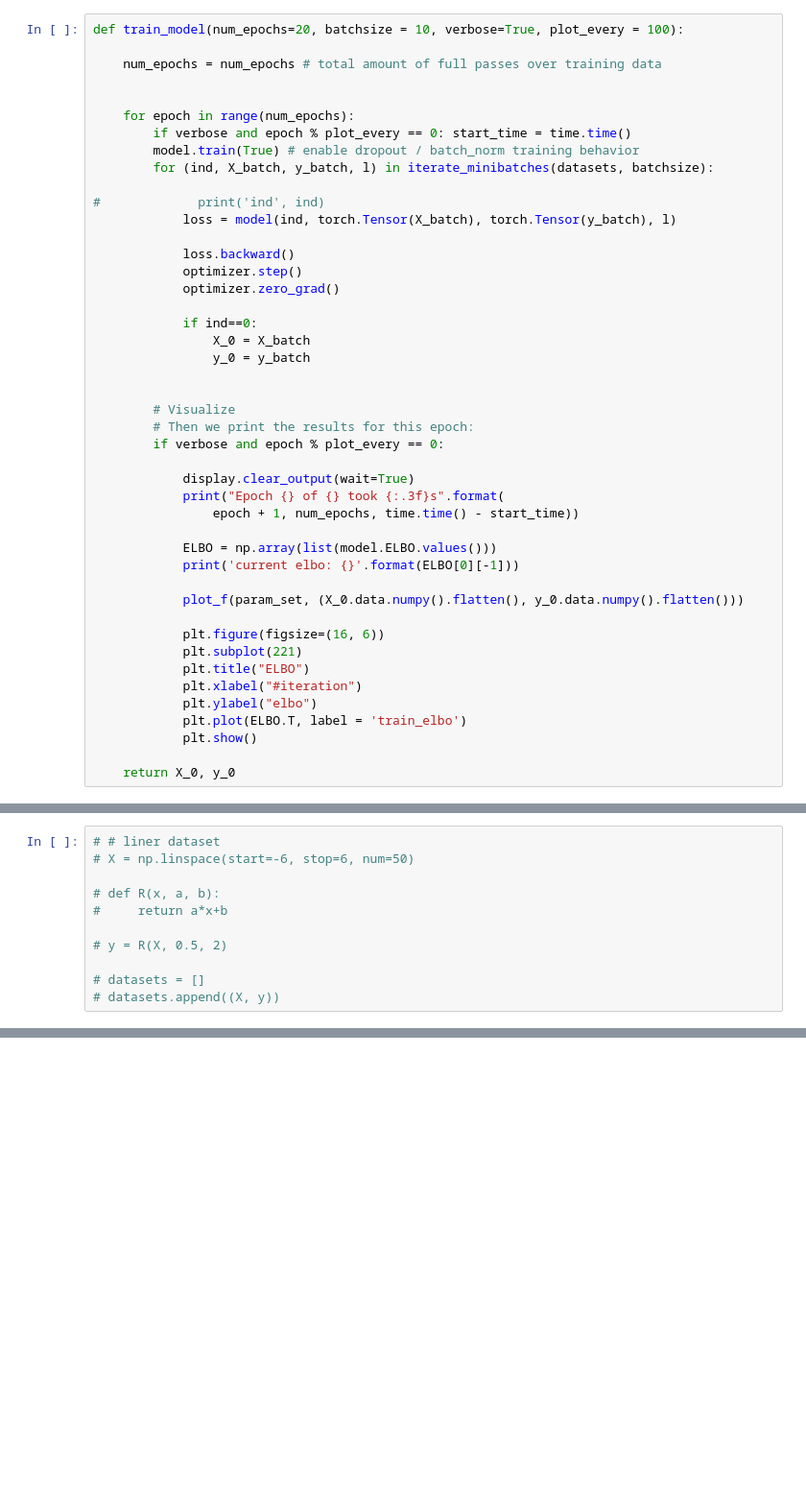
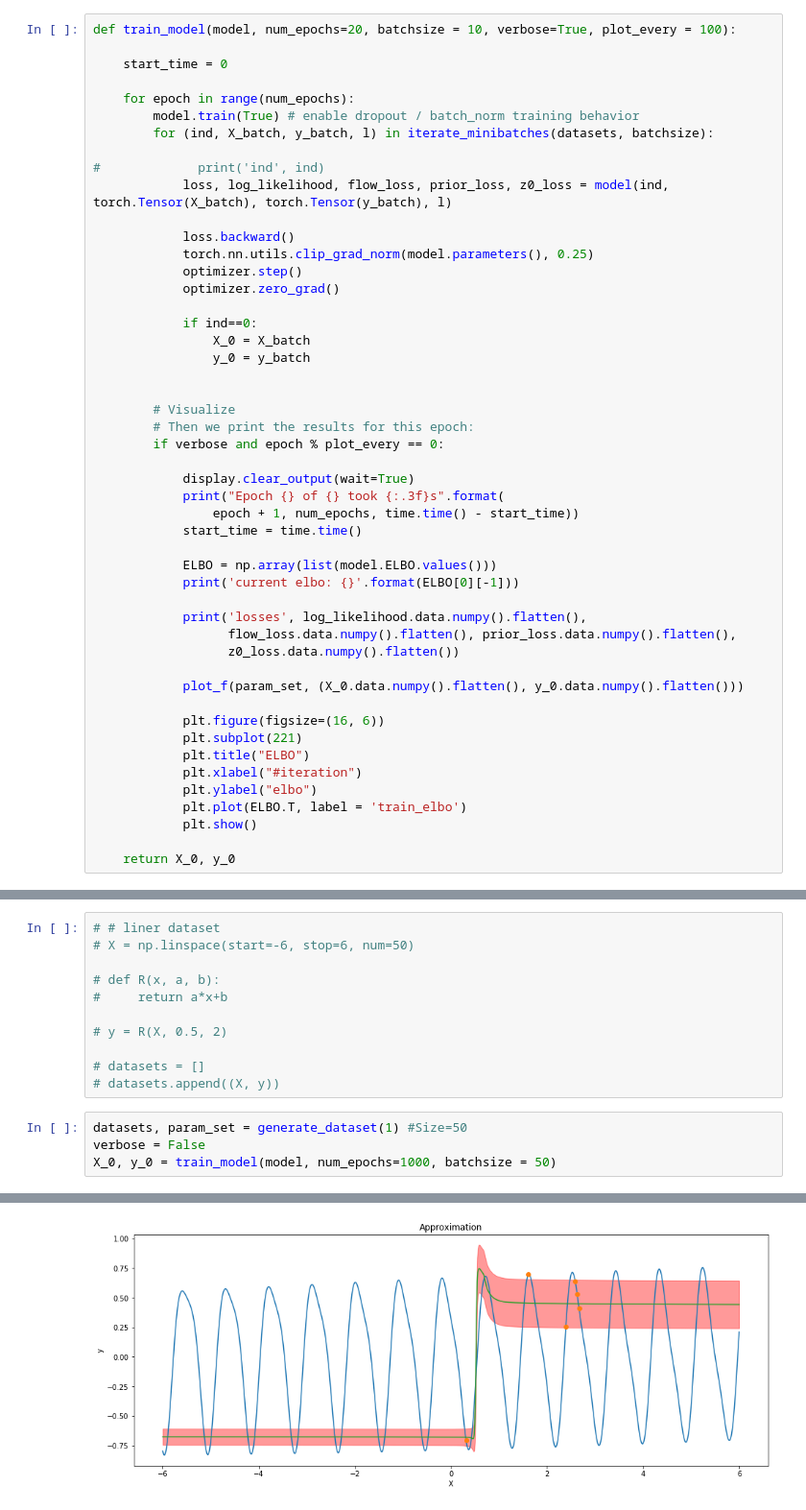
Before and after one commit to egornuzhin/bml_deep_prior, a Jupyter notebook: deep_prior.ipynb, the cells around one changed output, grey strips where cells are left out. Shown: that part at 96% size. Drawn from its saved outputs; the diff is of its cells as text; blank space fills up the shorter version.

```diff
--- a/deep_prior.ipynb
+++ b/deep_prior.ipynb
@@ -252,20 +253,19 @@ class DeepPrior(nn.Module):
 # %% [markdown]
 # Training
 # %%
-def train_model(num_epochs=20, batchsize = 10, verbose=True, plot_every = 100):
+def train_model(model, num_epochs=20, batchsize = 10, verbose=True, plot_every = 100):
 
-    num_epochs = num_epochs # total amount of full passes over training data
-
+    start_time = 0
 
     for epoch in range(num_epochs):
-        if verbose and epoch % plot_every == 0: start_time = time.time()
         model.train(True) # enable dropout / batch_norm training behavior
         for (ind, X_batch, y_batch, l) in iterate_minibatches(datasets, batchsize):
 
 #             print('ind', ind)
-            loss = model(ind, torch.Tensor(X_batch), torch.Tensor(y_batch), l)
+            loss, log_likelihood, flow_loss, prior_loss, z0_loss = model(ind, torch.Tensor(X_batch), torch.Tensor(y_batch), l)
 
             loss.backward()
+            torch.nn.utils.clip_grad_norm(model.parameters(), 0.25)
             optimizer.step()
             optimizer.zero_grad()
 
@@ -281,9 +281,14 @@ def train_model(num_epochs=20, batchsize = 10, verbose=True, plot_every = 100):
             display.clear_output(wait=True)
             print("Epoch {} of {} took {:.3f}s".format(
                 epoch + 1, num_epochs, time.time() - start_time))
+            start_time = time.time()
 
             ELBO = np.array(list(model.ELBO.values()))
             print('current elbo: {}'.format(ELBO[0][-1]))
+
+            print('losses', log_likelihood.data.numpy().flatten(),
+                  flow_loss.data.numpy().flatten(), prior_loss.data.numpy().flatten(),
+                  z0_loss.data.numpy().flatten())
 
             plot_f(param_set, (X_0.data.numpy().flatten(), y_0.data.numpy().flatten()))
 
@@ -343,3 +346,8 @@ datasets, param_set = generate_dataset(50, Size=50)
 
 # datasets = []
 # datasets.append((X, y))
+# %%
+datasets, param_set = generate_dataset(1) #Size=50
+verbose = False
+X_0, y_0 = train_model(model, num_epochs=1000, batchsize = 50)
+# %% [output]
@@ -345,0 +356 @@ datasets, param_set = generate_dataset(50, Size=50)
+[figure, added]
```
Also changed, not shown: parts of 31 cells of this notebook.
